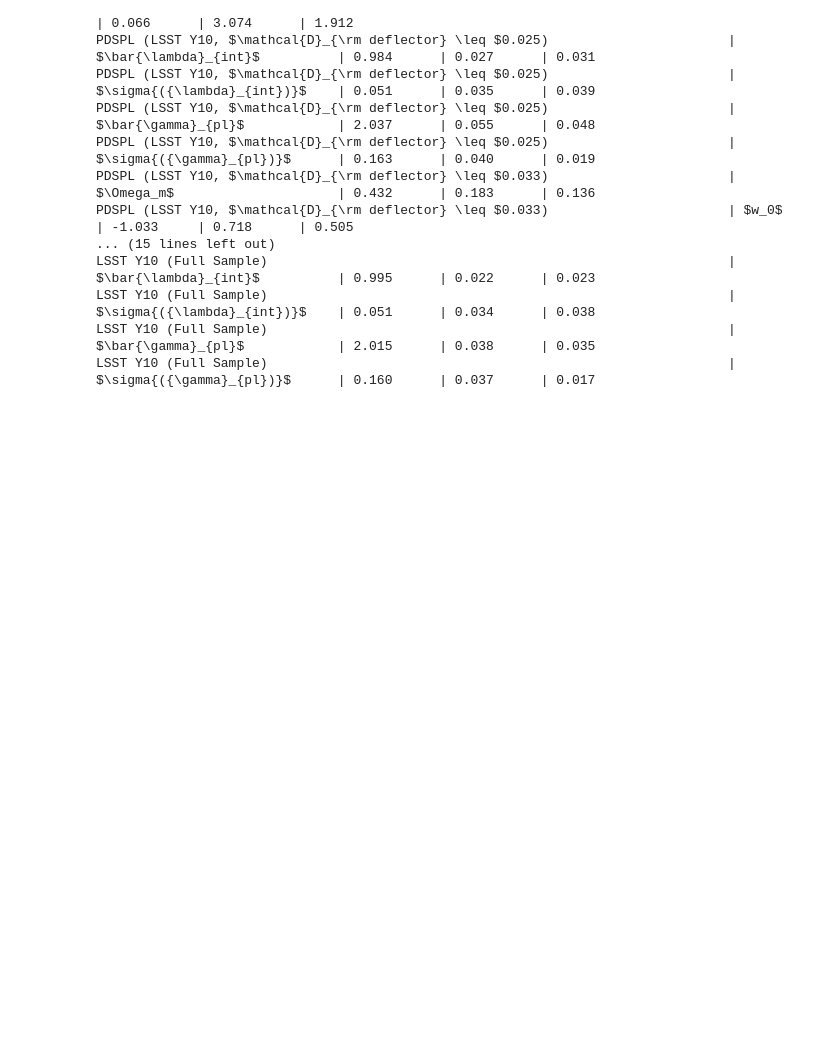
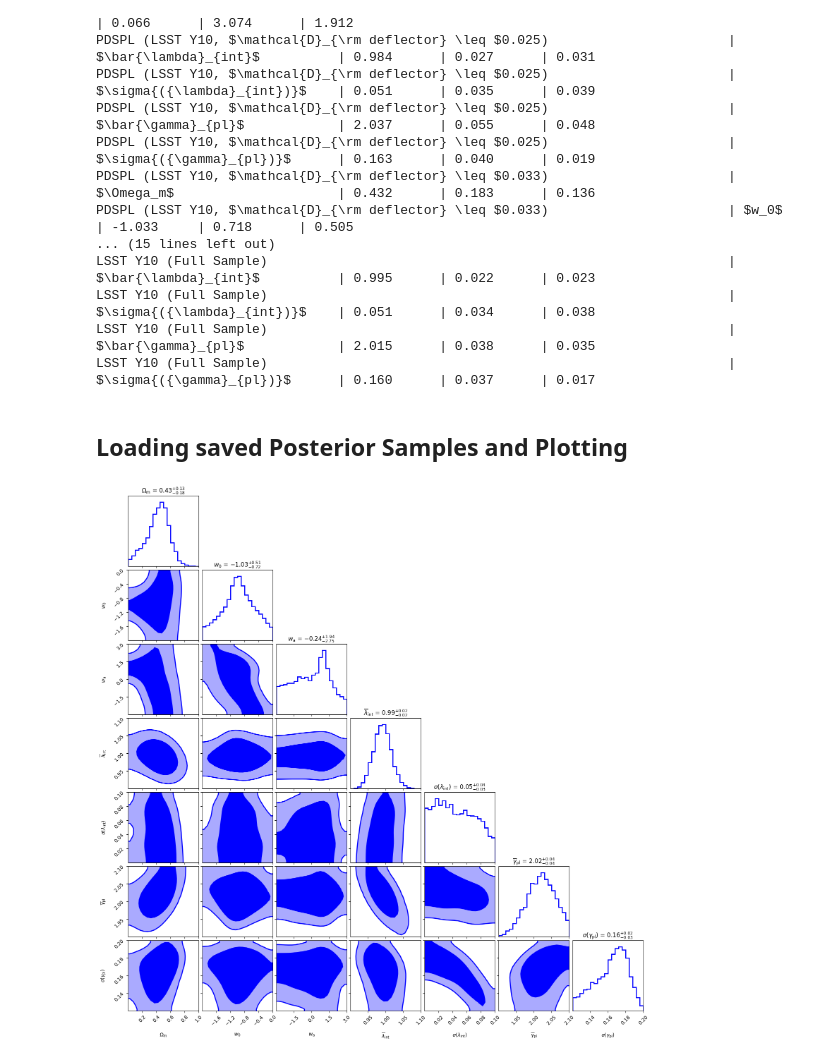
Before and after one commit to timedilatesme/pdspl-analysis, a Jupyter notebook: joint-DESC-forecast-stuff/forecast_w0waCDM_scatter.ipynb, the cells around one changed output. Drawn from its saved outputs; the diff is of its cells as text; code cells hidden in the pictures; blank space fills up the shorter version.

Commit message:
example to load posteriors

```diff
--- a/joint-DESC-forecast-stuff/forecast_w0waCDM_scatter.ipynb
+++ b/joint-DESC-forecast-stuff/forecast_w0waCDM_scatter.ipynb
@@ -475,3 +475,55 @@ LSST Y10 (Full Sample)
 # save the scenarios dictionary with the samples included into a new pickle file for later use
 # with open('./forecast_scenarios_PDSPL_splits_w0waCDM_scatter_custom.pkl', 'wb') as f:
 #     pickle.dump(scenarios, f)
+# %% [markdown]
+## Loading saved Posterior Samples and Plotting
+# %%
+import emcee
+from pandas import DataFrame
+columns=[
+            '$\\Omega_{\\rm m}$',
+            '$w_0$',
+            '$w_{\\rm a}$',
+            '$\\overline{\\lambda}_{\\rm int}$',
+            '$\\sigma({\\lambda}_{\\rm int})$',
+            '$\\overline{\\gamma}_{\\rm pl}$',
+            '$\\sigma({\\gamma}_{\\rm pl})$'
+            ]
+
+backend = emcee.backends.HDFBackend(
+    "./posteriors_split_selection/lsst_y10_dissim_leq_0.033.h5"
+)
+samples = backend.get_chain(flat = True,
+                            discard=400,
+                            thin=10)
+
+df = DataFrame(samples, columns=columns)
+
+# plot corner
+
+ranges = [
+    (0, 1),           # om
+    (-2, 0),          # w0
+    (-3, 3),          # wa
+    (truth['lambda_int'] - 0.1, truth['lambda_int'] + 0.1), # lambda_int
+    (0.0, 0.10),      # lambda_sigma
+    (truth['gamma_pl'] - 0.1, truth['gamma_pl'] + 0.1), # gamma_pl
+    (0.12, 0.20),     # gamma_sigma
+]
+
+fig = corner.corner(
+    df.values,
+    labels=columns,
+    color='blue',
+    range=ranges,
+    plot_datapoints=False,
+    plot_density=False,
+    fill_contours=True,
+    show_titles=True,
+    levels=[0.68, 0.95],
+    hist_kwargs={"density": True, "linewidth": 2, "histtype": "step"},
+    contour_kwargs={"linewidths": 2},
+    smooth=2
+)
+# %% [output]
+[figure, added]
```
